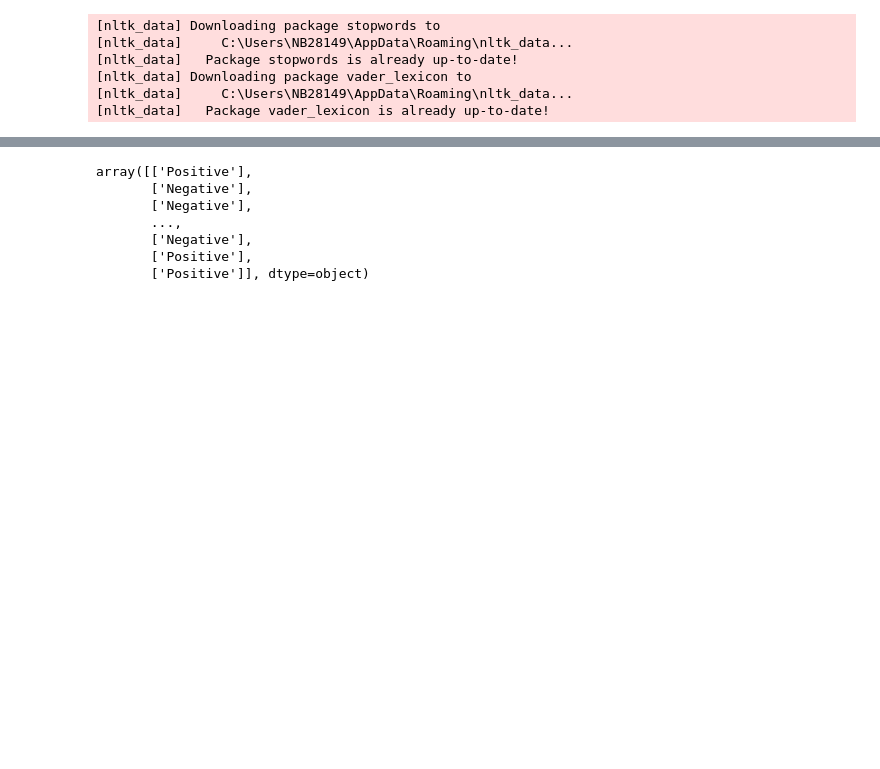
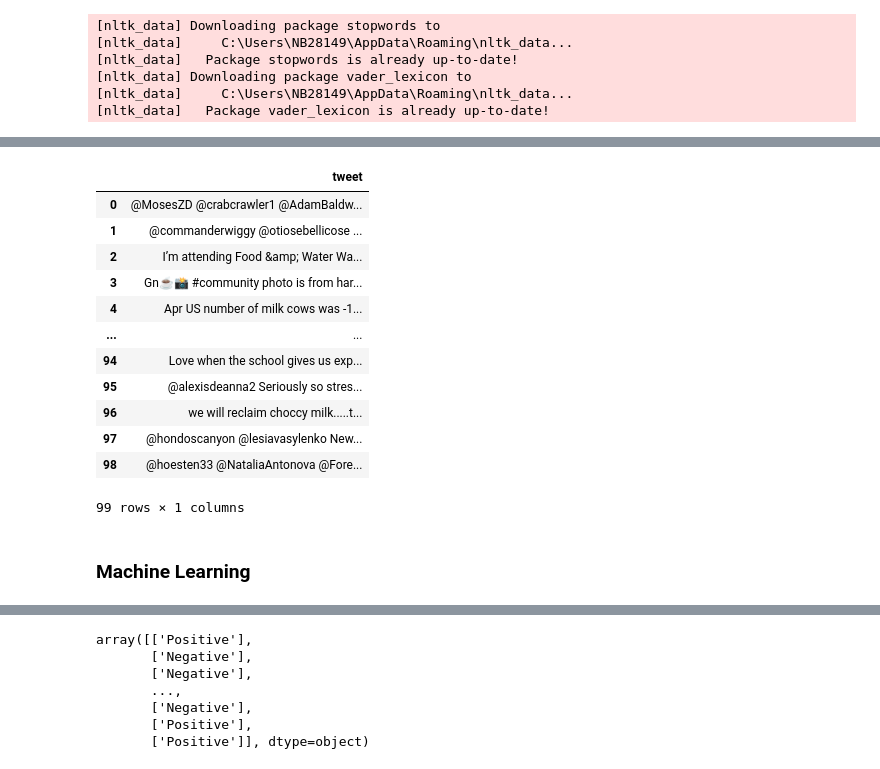
Before and after one commit to ClaudiaOSBrennan/CA_2_MSc, a Jupyter notebook: NoteBooks/CA2_sentiment_analysis.ipynb, the cells around one changed output, grey strips where cells are left out. Drawn from its saved outputs; the diff is of its cells as text; code cells hidden in the pictures; blank space fills up the shorter version.

```diff
--- a/NoteBooks/CA2_sentiment_analysis.ipynb
+++ b/NoteBooks/CA2_sentiment_analysis.ipynb
@@ -72,4 +120,22 @@ for tweet in tweets.data:
 df_us = pd.DataFrame(tweets_us)
 # %%
 df_us["tweet"] = df_us["tweet"].str.replace("\n","")
+# %%
+df_us
+# %% [output]
+|  | tweet |
+| 0 | @MosesZD @crabcrawler1 @AdamBaldw... |
+| 1 | @commanderwiggy @otiosebellicose ... |
+| 2 | I’m attending Food &amp; Water Wa... |
+| 3 | Gn☕📸 #community photo is from har... |
+| 4 | Apr US number of milk cows was -1... |
+| ... | ... |
+| 94 | Love when the school gives us exp... |
+| 95 | @alexisdeanna2 Seriously so stres... |
+| 96 | we will reclaim choccy milk.....t... |
+| 97 | @hondoscanyon @lesiavasylenko New... |
+| 98 | @hoesten33 @NataliaAntonova @Fore... |
+99 rows × 1 columns
+# %% [markdown]
+### Machine Learning
 # %%
```
Also changed, not shown: parts of 18 cells of this notebook, 4 other files.
